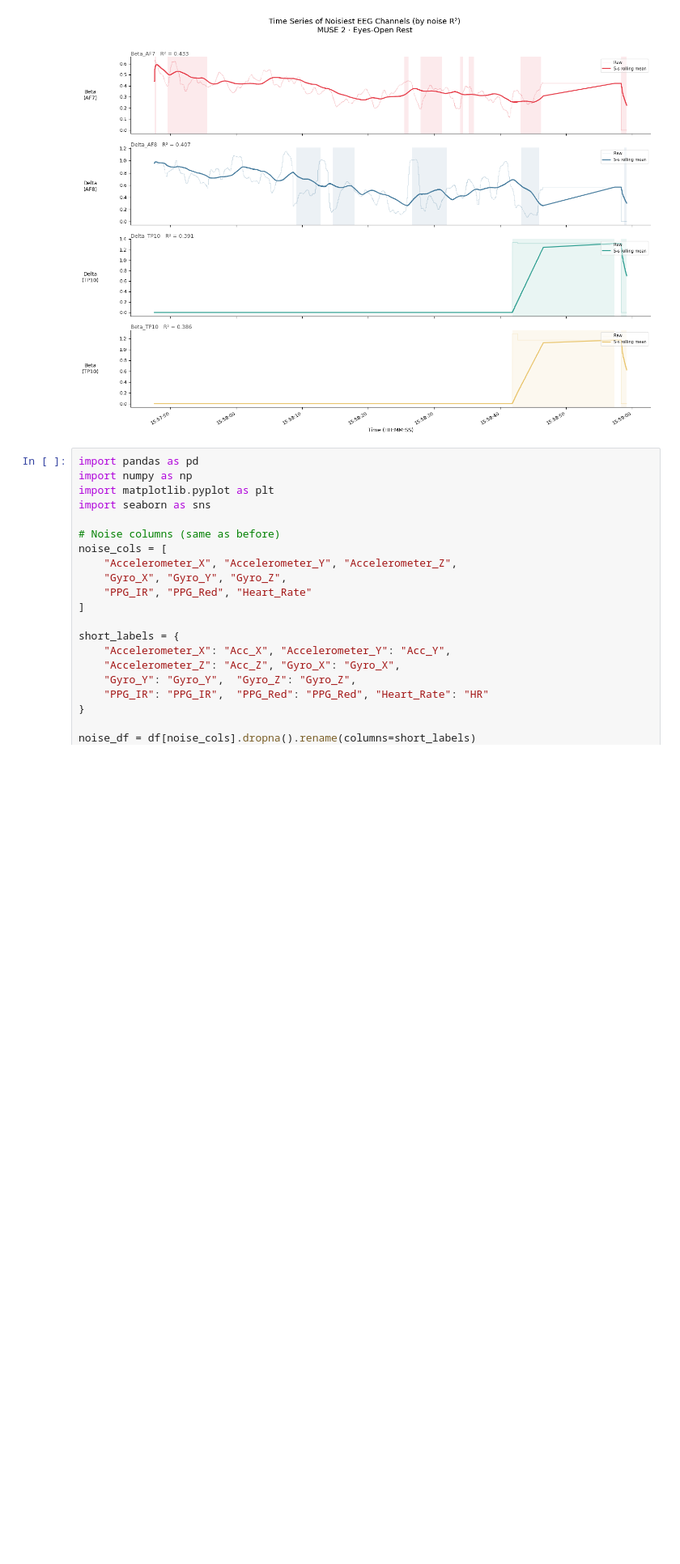
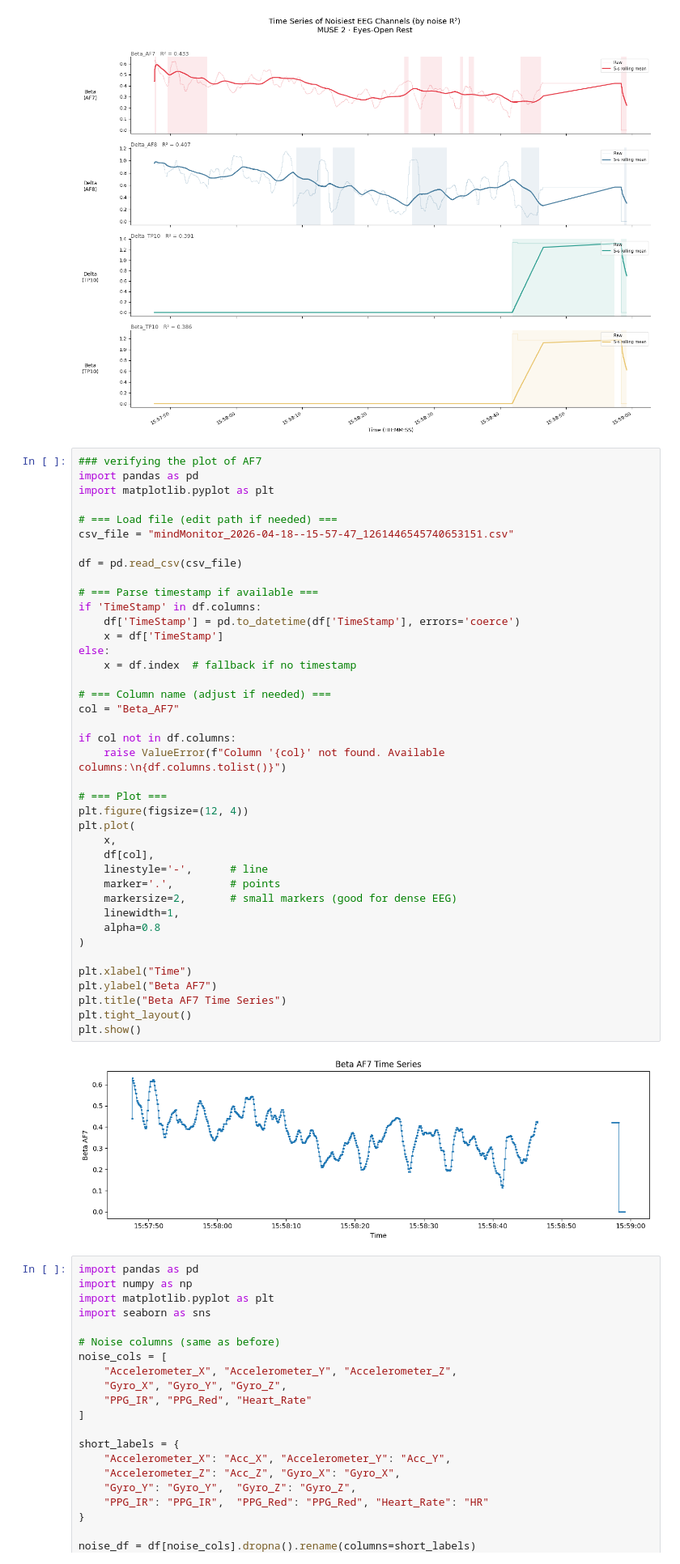
Before and after one commit to Sonia-37/Brainhack_eeg_muse, a Jupyter notebook: laterality_side_project/coding_practice_to_seek_noise/coding_practice.ipynb, the cells around one changed output. Shown at 81% size. Cells and saved outputs as stored; diff of their text form; blank space fills up the shorter version.

Commit message:
adding a sanity check plot

```diff
--- a/laterality_side_project/coding_practice.ipynb
+++ b/laterality_side_project/coding_practice_to_seek_noise/coding_practice.ipynb
@@ -236,6 +236,48 @@ plt.tight_layout()
 plt.show()
 # %% [output]
 [figure]
+# %%
+### verifying the plot of AF7
+import pandas as pd
+import matplotlib.pyplot as plt
+
+# === Load file (edit path if needed) ===
+csv_file = "mindMonitor_2026-04-18--15-57-47_1261446545740653151.csv"
+
+df = pd.read_csv(csv_file)
+
+# === Parse timestamp if available ===
+if 'TimeStamp' in df.columns:
+    df['TimeStamp'] = pd.to_datetime(df['TimeStamp'], errors='coerce')
+    x = df['TimeStamp']
+else:
+    x = df.index  # fallback if no timestamp
+
+# === Column name (adjust if needed) ===
+col = "Beta_AF7"
+
+if col not in df.columns:
+    raise ValueError(f"Column '{col}' not found. Available columns:\n{df.columns.tolist()}")
+
+# === Plot ===
+plt.figure(figsize=(12, 4))
+plt.plot(
+    x,
+    df[col],
+    linestyle='-',      # line
+    marker='.',         # points
+    markersize=2,       # small markers (good for dense EEG)
+    linewidth=1,
+    alpha=0.8
+)
+
+plt.xlabel("Time")
+plt.ylabel("Beta AF7")
+plt.title("Beta AF7 Time Series")
+plt.tight_layout()
+plt.show()
+# %% [output]
+[figure, added]
 # %%
 import pandas as pd
 import numpy as np
```
Also changed, not shown: 2 other files.
